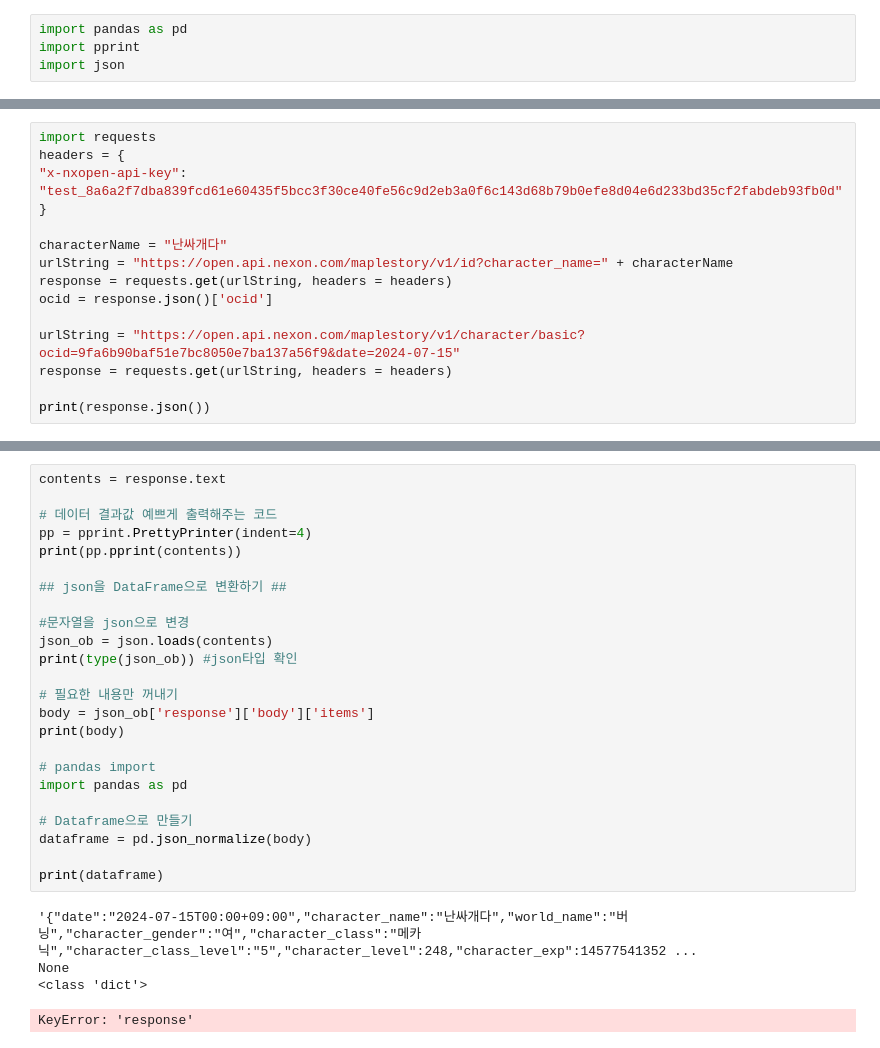
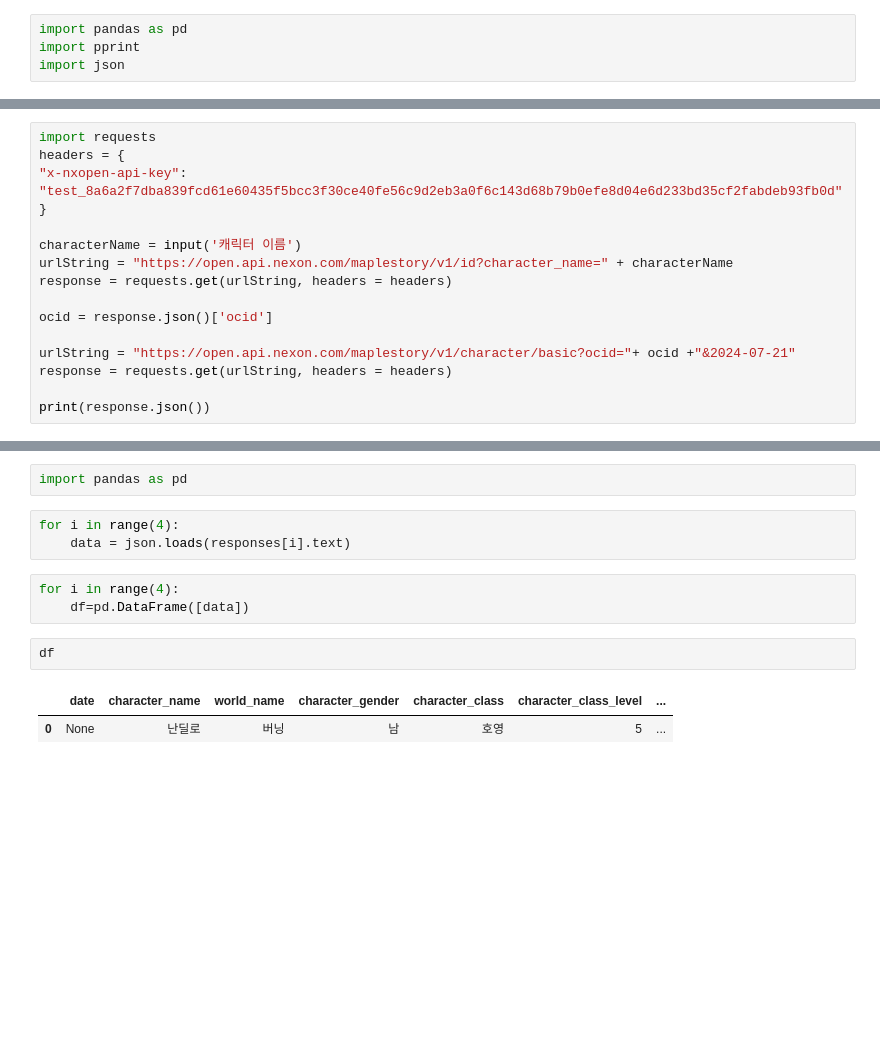
Before and after one commit to domangga/maplestory-data, a Jupyter notebook: 메이플 데이터 분석 포토폴리오.ipynb, the cells around one changed output, grey strips where cells are left out. Cells and saved outputs as stored; diff of their text form; blank space fills up the shorter version.

```diff
--- a/메이플 데이터 분석 포토폴리오.ipynb
+++ b/메이플 데이터 분석 포토폴리오.ipynb
@@ -30,12 +34,13 @@ headers = {
 "x-nxopen-api-key": "test_8a6a2f7dba839fcd61e60435f5bcc3f30ce40fe56c9d2eb3a0f6c143d68b79b0efe8d04e6d233bd35cf2fabdeb93fb0d"
 }
 
-characterName = "난싸개다"
+characterName = input('캐릭터 이름')
 urlString = "https://open.api.nexon.com/maplestory/v1/id?character_name=" + characterName
 response = requests.get(urlString, headers = headers)
+
 ocid = response.json()['ocid']
 
-urlString = "https://open.api.nexon.com/maplestory/v1/character/basic?ocid=9fa6b90baf51e7bc8050e7ba137a56f9&date=2024-07-15"
+urlString = "https://open.api.nexon.com/maplestory/v1/character/basic?ocid="+ ocid +"&2024-07-21"
 response = requests.get(urlString, headers = headers)
 
 print(response.json())
@@ -44,31 +102,15 @@ print(response.json())
 # %% [markdown]
 ![image.png](attachment:image.png)
-# %%
-contents = response.text
-
-# 데이터 결과값 예쁘게 출력해주는 코드
-pp = pprint.PrettyPrinter(indent=4)
-print(pp.pprint(contents))
-
-## json을 DataFrame으로 변환하기 ##
-
-#문자열을 json으로 변경
-json_ob = json.loads(contents)
-print(type(json_ob)) #json타입 확인
-
-# 필요한 내용만 꺼내기
-body = json_ob['response']['body']['items']
-print(body)
-
-# pandas import
-import pandas as pd
-
-# Dataframe으로 만들기
-dataframe = pd.json_normalize(body)
-
-print(dataframe)
-# %% [output]
-'{"date":"2024-07-15T00:00+09:00","character_name":"난싸개다","world_name":"버닝","character_gender":"여","character_class":"메카닉","character_class_level":"5","character_level":248,"character_exp":14577541352 ...
-None
-<class 'dict'>
-KeyError: 'response'
+# %%
+import pandas as pd
+# %%
+for i in range(4):
+    data = json.loads(responses[i].text)
+# %%
+for i in range(4):
+    df=pd.DataFrame([data])
+# %%
+df
+# %% [output]
+|  | date | character_name | world_name | character_gender | character_class | character_class_level | ... |
+| 0 | None | 난딜로 | 버닝 | 남 | 호영 | 5 | ... |
```
Also changed, not shown: parts of 7 cells of this notebook.
